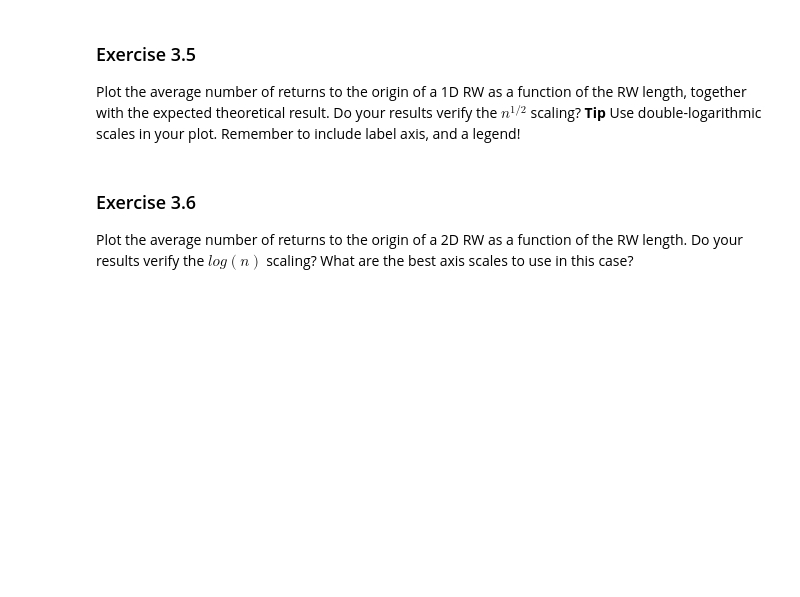
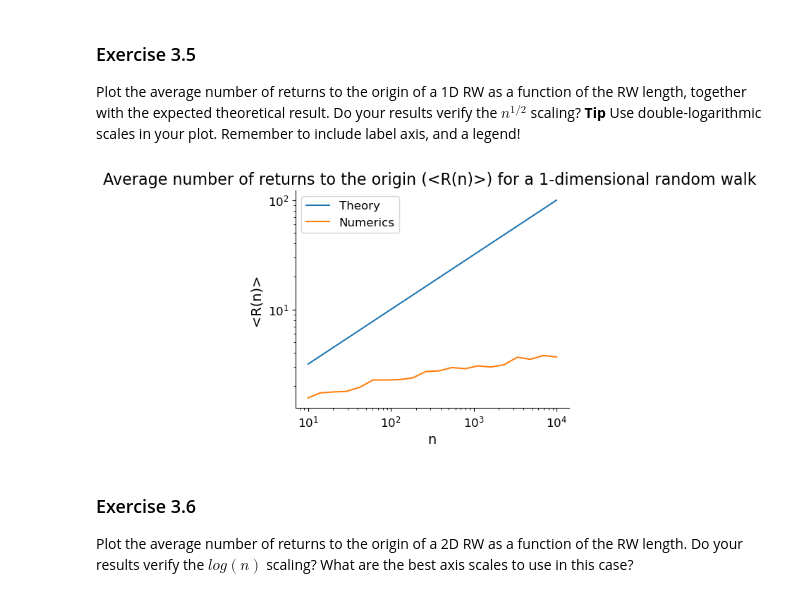
Before and after one commit to 12nihil12/fis_stat, a Jupyter notebook: notebooks/3-Random-Walks.ipynb, the cells around one changed output. Cells and saved outputs as stored; diff of their text form; code cells hidden in the pictures; blank space fills up the shorter version.

```diff
--- a/notebooks/3-Random-Walks.ipynb
+++ b/notebooks/3-Random-Walks.ipynb
@@ -137,19 +155,23 @@ np.zeros()
 # %%
 def get_num_returns(length, dim):
     # generate a RW of given length and dimension
-    traj = ...
+    traj = get_traj(length,dim)
     # count how many times it goes through the origin
-    ...
-    ...
+    num_returns_to_origin= np.all(traj == np.zeros(traj.shape),axis=1).sum()
+
     return num_returns_to_origin
 # %% [markdown]
 ### Exercise 3.4
 Write a function that computes the expected number of returns to the origin for a given length and dimension. Your function will call `get_num_returns()`, and should have an additional parameter that sets the sample size.
 # %%
 def get_average_num_returns(length, dim, num_trajs=200):
-    ...
-    ...
-    ...
+
+    num_returns=[get_num_returns(length,dim) for _ in range(1,num_trajs)]
+
+
+    average_num_returns=np.mean(num_returns)
+
+
     return average_num_returns
 # %% [markdown]
 ## Comparing with analytical results
@@ -157,7 +179,7 @@ We are now ready to compare our analytical results with numerical simulations! W
 # %%
 # define range of RW lengths
 length_min = 10
-length_max = 100000
+length_max = 10000
 # generate points logarithmically spaces
 # and convert them to integers
 length_array = np.array([
@@ -180,16 +202,20 @@ Plot the average number of returns to the origin of a 1D RW as a function of the
 # %%
 fig, ax = plt.subplots(1, 1, figsize=(5, 4))
 # plot theoretical result
-ax.loglog(..., label="Theory")
+n=np.linspace(length_min,length_max,length_max-length_min)
+ax.loglog(n,np.sqrt(n), label="Theory")
 # plot numerical result
-ax.loglog(..., label="Numerics")
+ax.loglog(length_array,num_returns_array, label="Numerics")
 # add axis labels
-...
-...
+ax.set_xlabel("n")
+ax.set_ylabel("<R(n)> ")
 # add a legend
-...
+ax.legend()
 # add a title (e.g. that says what dimension we used)
-ax.set_title(...)
+ax.set_title(f"Average number of returns to the origin (<R(n)>) for a 1-dimensional random walk ")
+plt.show()
+# %% [output]
+[figure, added]
 # %% [markdown]
 ### Exercise 3.6
 Plot the average number of returns to the origin of a 2D RW as a function of the RW length. Do your results verify the $log(n)$ scaling? What are the best axis scales to use in this case?
```
Also changed, not shown: parts of 7 cells of this notebook, 1 other file.
